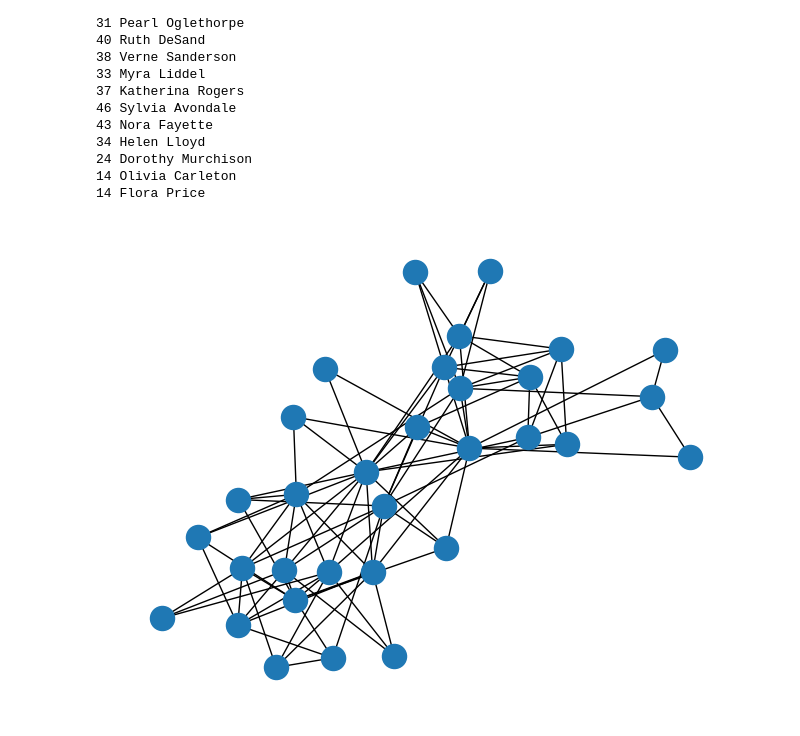
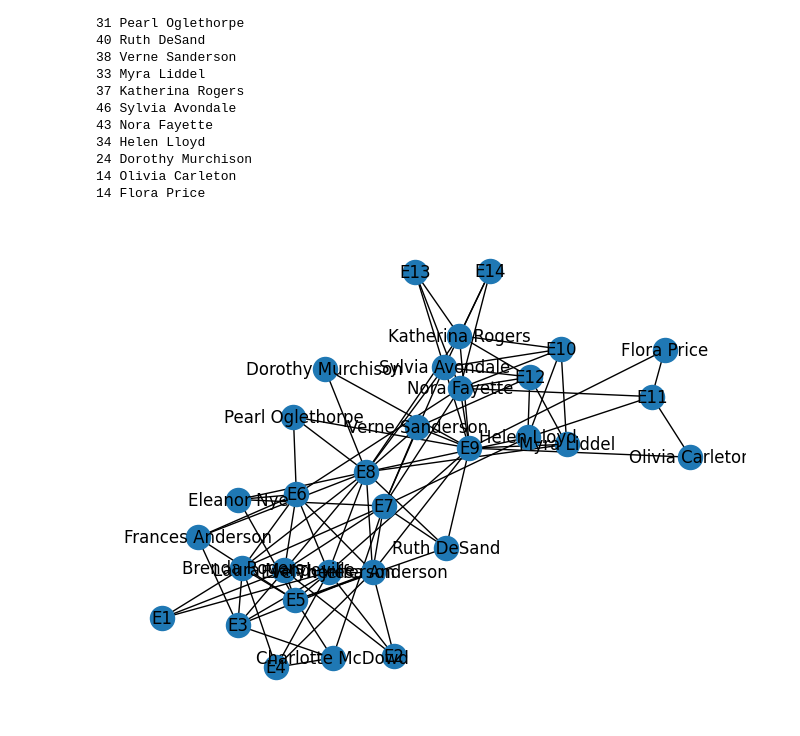
Before and after one commit to naomibuell/DATA620, a Jupyter notebook: week-6/620_W6_DataSets.ipynb, the cells around one changed output. Drawn from its saved outputs; the diff is of its cells as text; code cells hidden in the pictures.

Commit message:
tried making a graph of the projected data

```diff
--- a/week-6/620_W6_DataSets.ipynb
+++ b/week-6/620_W6_DataSets.ipynb
@@ -98,7 +100,7 @@ for w in women:
 14 Flora Price
 # %%
 pos = nx.spring_layout(G, seed=648)  # Seed layout for reproducible node positions
-nx.draw(G, pos)
+nx.draw(G, pos, with_labels=True) # added labels
 plt.show()
 # %% [output]
-[figure, old version]
+[figure, new version]
```
Also changed, not shown: parts of 18 cells of this notebook.
